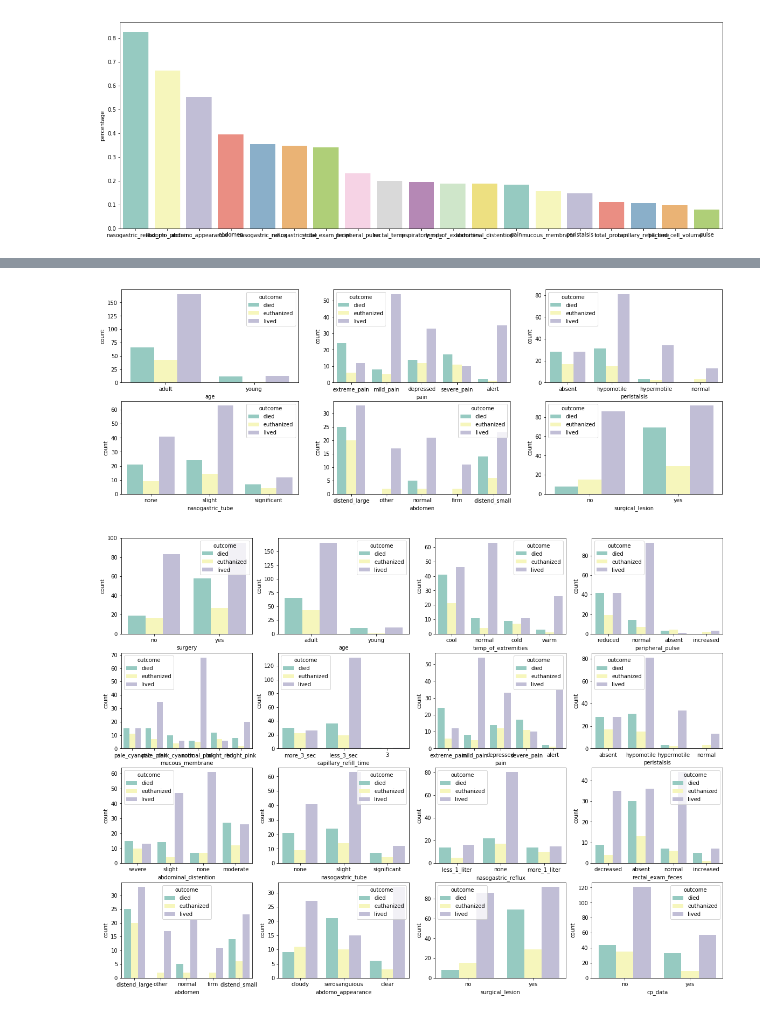
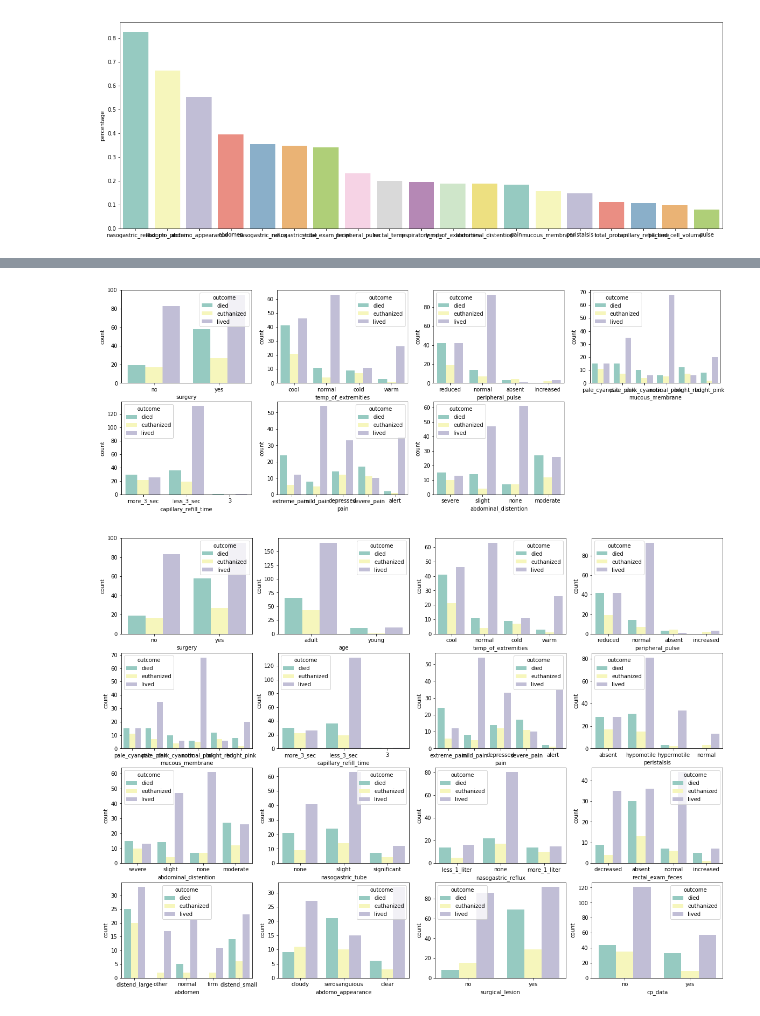
Before and after one commit to sooooner/horse_colic, a Jupyter notebook: horse-colic.ipynb, the cells around one changed output, grey strips where cells are left out. Saved outputs shown, nothing was run; the diff lists cells and outputs as text; code cells hidden in the pictures.

```diff
--- a/horse-colic.ipynb
+++ b/horse-colic.ipynb
@@ -80,11 +69,14 @@ plt.show()
 # %%
+cate3 = ['surgery', 'temp_of_extremities', 'peripheral_pulse', 'mucous_membrane',
+        'capillary_refill_time', 'pain', 'abdominal_distention']
+
 plt.figure(figsize=(20, 7))
 for i, feature in enumerate(cate3):
-    plt.subplot(2,3,i+1)
+    plt.subplot(2,4,i+1)
     sns.countplot(feature, hue='outcome', data=df, palette="Set3")
 plt.show()
 # %% [output]
-[figure, old version]
+[figure, new version]
 # %%
 plt.figure(figsize=(20, 15))
 for i, feature in enumerate(cate):
```
Also changed, not shown: parts of 49 cells of this notebook, 1 other file.
